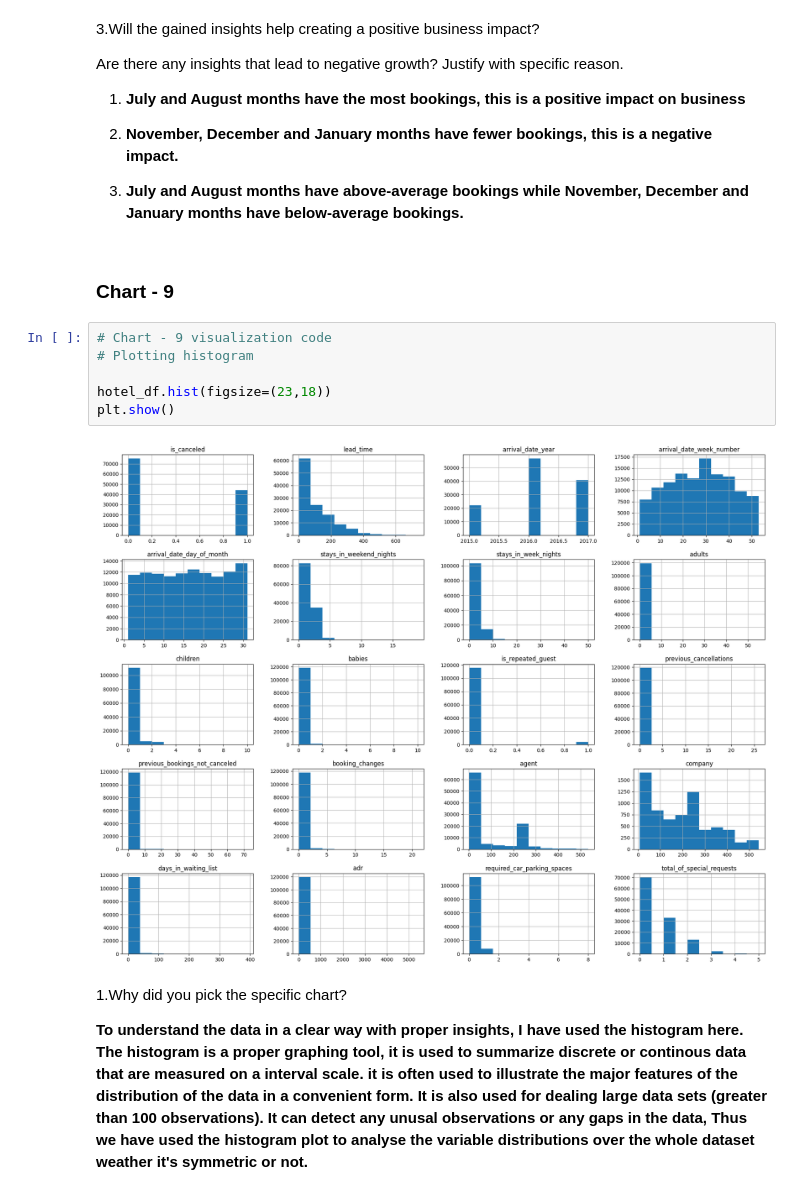
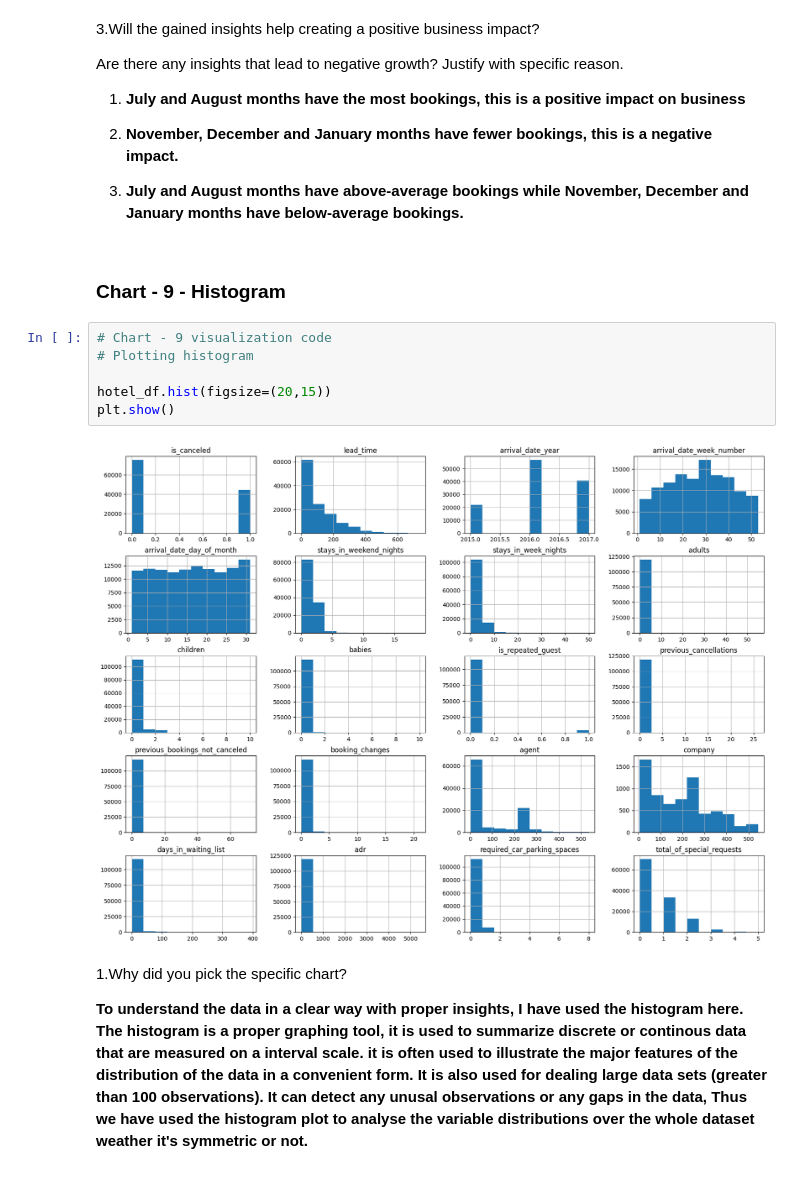
Before and after one commit to Shreya-1003/CapStone-Projects-Module_2, a Jupyter notebook: EDA_Hotel_Booking_Analysis.ipynb, the cells around one changed output. Saved outputs shown, nothing was run; the diff lists cells and outputs as text.

```diff
--- a/EDA_Hotel_Booking_Analysis.ipynb
+++ b/EDA_Hotel_Booking_Analysis.ipynb
@@ -823,15 +823,15 @@ Are there any insights that lead to negative growth? Justify with specific reaso
 
 3. **July and August months have above-average bookings while November, December and January months have below-average bookings.**
 # %% [markdown]
-### Chart - 9
+### Chart - 9 - Histogram
 # %%
 # Chart - 9 visualization code
 # Plotting histogram
 
-hotel_df.hist(figsize=(23,18))
+hotel_df.hist(figsize=(20,15))
 plt.show()
 # %% [output]
-[figure, old version]
+[figure, new version]
 # %% [markdown]
 1.Why did you pick the specific chart?
 
```
Also changed, not shown: parts of 17 cells of this notebook.
